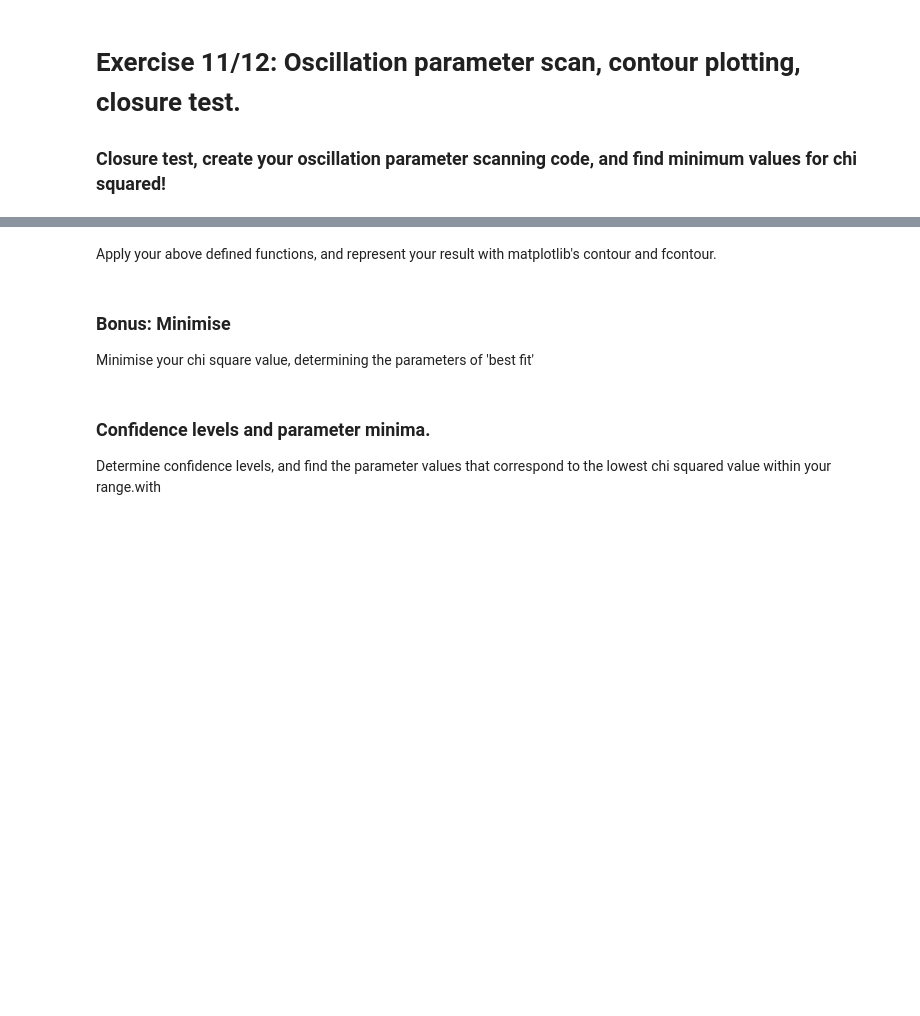
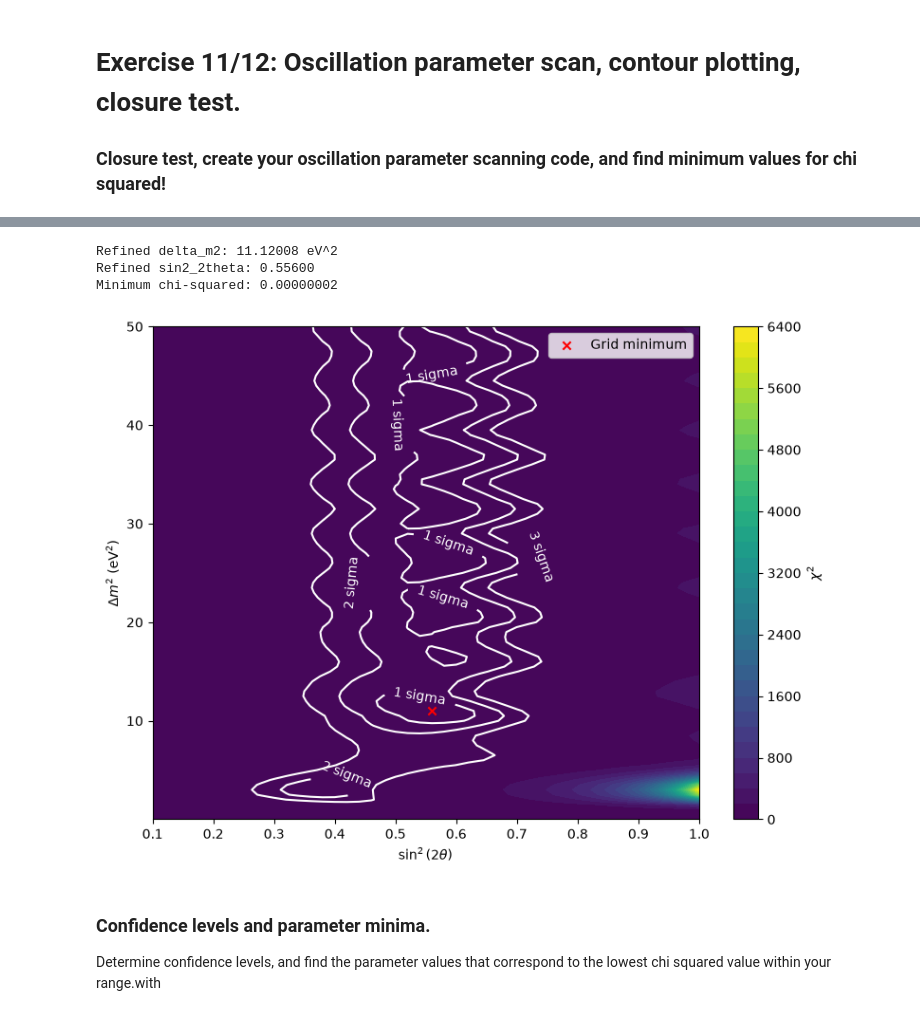
Before and after one commit to CanonicaliTY/uboone_lab_student_copy, a Jupyter notebook: MainAnalysis_template.ipynb, the cells around one changed output, grey strips where cells are left out. Drawn from its saved outputs; the diff is of its cells as text; code cells hidden in the pictures; blank space fills up the shorter version.

```diff
--- a/MainAnalysis_template.ipynb
+++ b/MainAnalysis_template.ipynb
@@ -769,2 +864,0 @@ Chi-squared with oscillation: 66.43
-# %% [markdown]
-Apply your above defined functions, and represent your result with matplotlib's contour and fcontour.
@@ -775,7 +865,73 @@ Apply your above defined functions, and represent your result with matplotlib's
-# %% [markdown]
-### Bonus: Minimise
-
-Minimise your chi square value, determining the parameters of 'best fit'
+# %%
+# Second scan with finer grid around the best-fit point
+dm_fine = np.linspace(best_dm - 0.5, best_dm + 0.5, 101)
+
+amplitude_fine = np.linspace(
+    max(0, best_amplitude - 0.05),
+    min(1, best_amplitude + 0.05),
+    101
+)
+
+chi2_fine = scan_closure(dm_fine, amplitude_fine)
+
+i_fine, j_fine = np.unravel_index(
+    np.argmin(chi2_fine),
+    chi2_fine.shape
+)
+
+best_dm_fine = dm_fine[i_fine]
+best_amplitude_fine = amplitude_fine[j_fine]
+chi2_min = chi2_fine[i_fine, j_fine]
+
+print(f"Refined delta_m2: {best_dm_fine:.5f} eV^2")
+print(f"Refined sin2_2theta: {best_amplitude_fine:.5f}")
+print(f"Minimum chi-squared: {chi2_min:.8f}")
+# %% [output]
+Refined delta_m2: 11.12008 eV^2
+Refined sin2_2theta: 0.55600
+Minimum chi-squared: 0.00000002
+# %%
+# final plot contourf function and find minimum
+plt.figure(figsize=(8, 6))
+
+filled = plt.contourf(
+    amplitude_values,
+    dm_values,
+    chi2_grid,
+    levels=40,
+    cmap="viridis"
+)
+
+plt.colorbar(filled, label=r"$\chi^2$")
+
+contours = plt.contour(
+    amplitude_values,
+    dm_values,
+    chi2_grid - chi2_min,
+    levels=[2.30, 6.18, 11.83],
+    colors="white"
+)
+
+plt.clabel(
+    contours,
+    fmt={2.30: "1 sigma", 6.18: "2 sigma", 11.83: "3 sigma"}
+)
+
+plt.scatter(
+    best_amplitude,
+    best_dm,
+    color="red",
+    marker="x",
+    label="Grid minimum"
+)
+
+plt.xlabel(r"$\sin^2(2\theta)$")
+plt.ylabel(r"$\Delta m^2$ (eV$^2$)")
+plt.legend()
+plt.tight_layout()
+plt.show()
+# %% [output]
+[figure, added]
 # %% [markdown]
 ### Confidence levels and parameter minima.
 Determine confidence levels, and find the parameter values that correspond to the lowest chi squared value within your range.with
```
Also changed, not shown: parts of 8 cells of this notebook.
